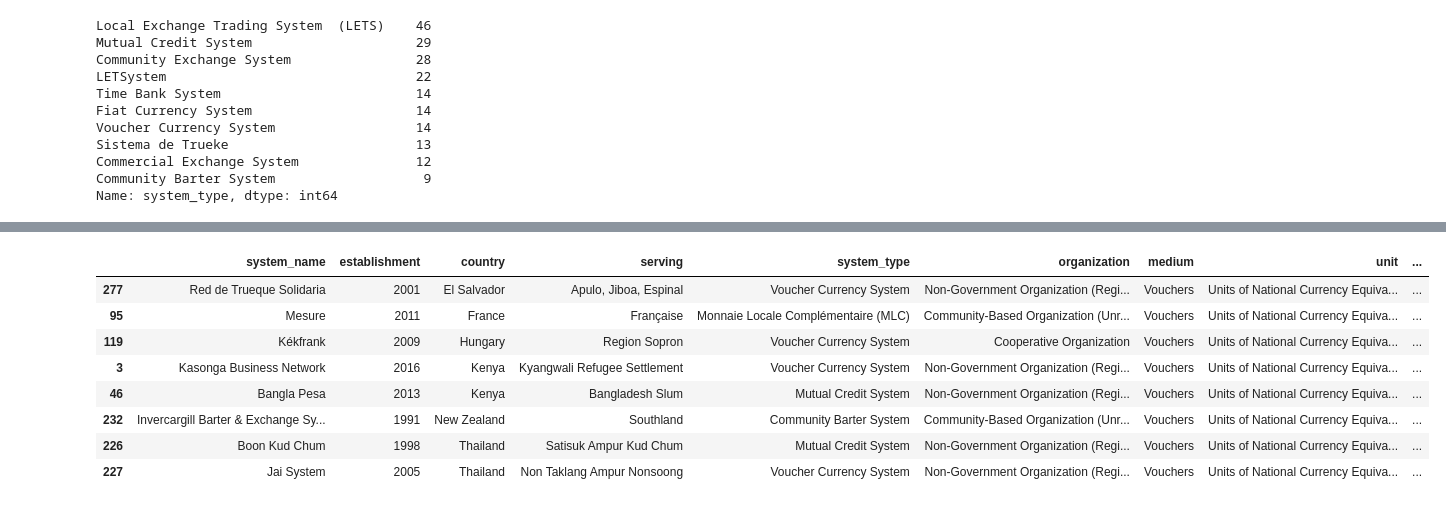
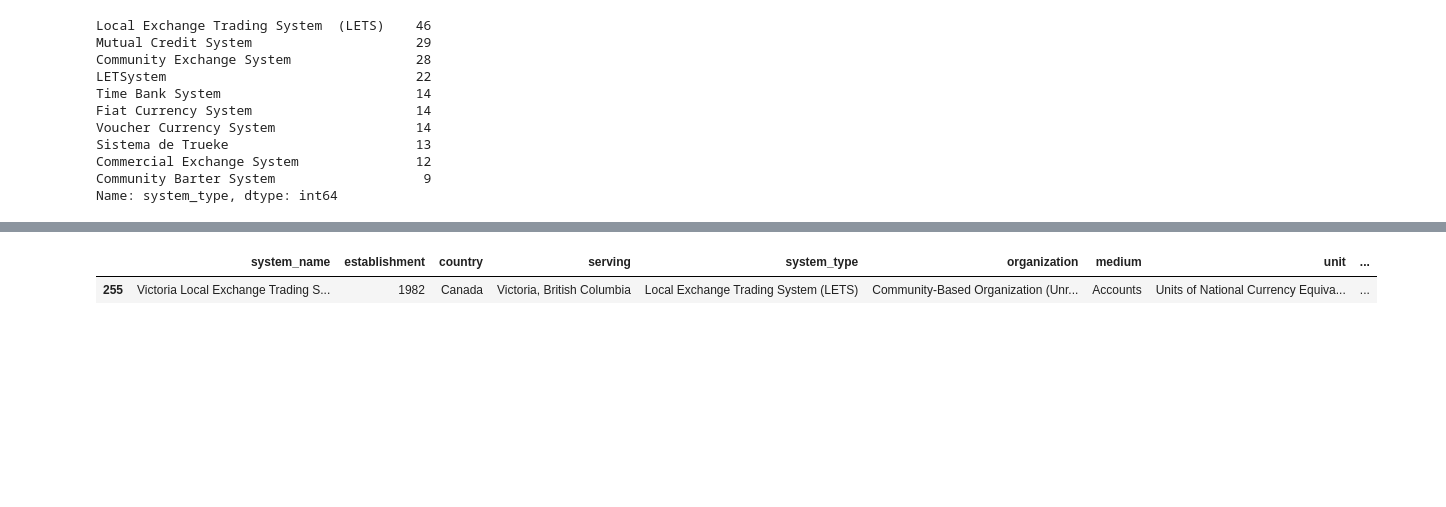
Before and after one commit to 2109Sot/studio-projects, a Jupyter notebook: code/complementary_currencies/CC_SECOND_SCRAPE.ipynb, the cells around one changed output, grey strips where cells are left out. Cells and saved outputs as stored; diff of their text form; code cells hidden in the pictures; blank space fills up the shorter version.

```diff
--- a/code/complementary_currencies/CC_SECOND_SCRAPE.ipynb
+++ b/code/complementary_currencies/CC_SECOND_SCRAPE.ipynb
@@ -298,14 +298,7 @@ Name: medium, dtype: int64
 # %%
 pd.set_option("display.max_rows",400)
 
-new_df[new_df['medium'] == 'Vouchers'].sort_values(by='country')
+new_df[new_df['establishment'] == 1982].sort_values(by='country')
 # %% [output]
 |  | system_name | establishment | country | serving | system_type | organization | medium | unit | ... |
-| 277 | Red de Trueque Solidaria | 2001 | El Salvador | Apulo, Jiboa, Espinal | Voucher Currency System | Non-Government Organization (Regi... | Vouchers | Units of National Currency Equiva... | ... |
-| 95 | Mesure | 2011 | France | Française | Monnaie Locale Complémentaire (MLC) | Community-Based Organization (Unr... | Vouchers | Units of National Currency Equiva... | ... |
-| 119 | Kékfrank | 2009 | Hungary | Region Sopron | Voucher Currency System | Cooperative Organization | Vouchers | Units of National Currency Equiva... | ... |
-| 3 | Kasonga Business Network | 2016 | Kenya | Kyangwali Refugee Settlement | Voucher Currency System | Non-Government Organization (Regi... | Vouchers | Units of National Currency Equiva... | ... |
-| 46 | Bangla Pesa | 2013 | Kenya | Bangladesh Slum | Mutual Credit System | Non-Government Organization (Regi... | Vouchers | Units of National Currency Equiva... | ... |
-| 232 | Invercargill Barter & Exchange Sy... | 1991 | New Zealand | Southland | Community Barter System | Community-Based Organization (Unr... | Vouchers | Units of National Currency Equiva... | ... |
-| 226 | Boon Kud Chum | 1998 | Thailand | Satisuk Ampur Kud Chum | Mutual Credit System | Non-Government Organization (Regi... | Vouchers | Units of National Currency Equiva... | ... |
-| 227 | Jai System | 2005 | Thailand | Non Taklang Ampur Nonsoong | Voucher Currency System | Non-Government Organization (Regi... | Vouchers | Units of National Currency Equiva... | ... |
+| 255 | Victoria Local Exchange Trading S... | 1982 | Canada | Victoria, British Columbia | Local Exchange Trading System (LETS) | Community-Based Organization (Unr... | Accounts | Units of National Currency Equiva... | ... |
```
Also changed, not shown: 1 other file.
